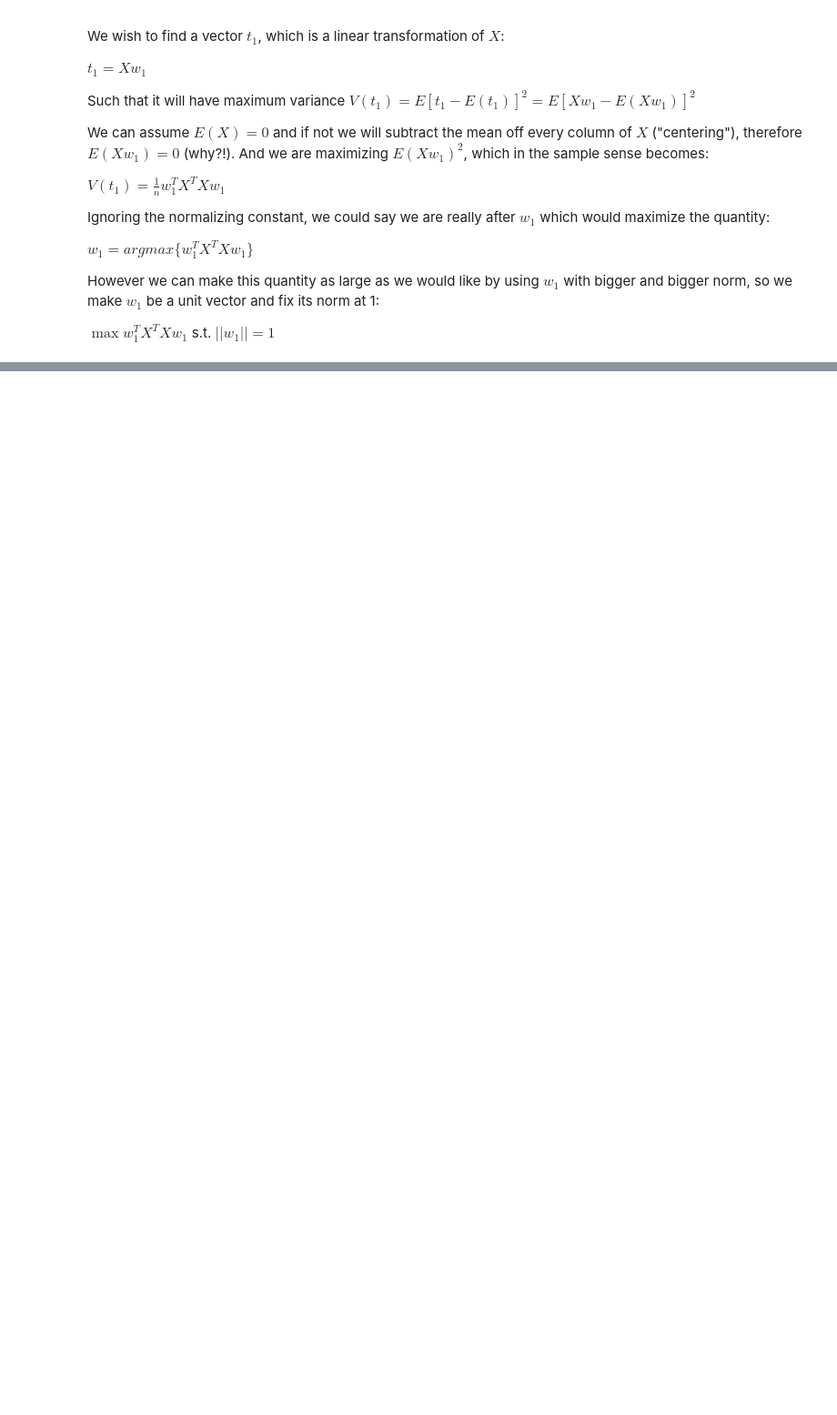
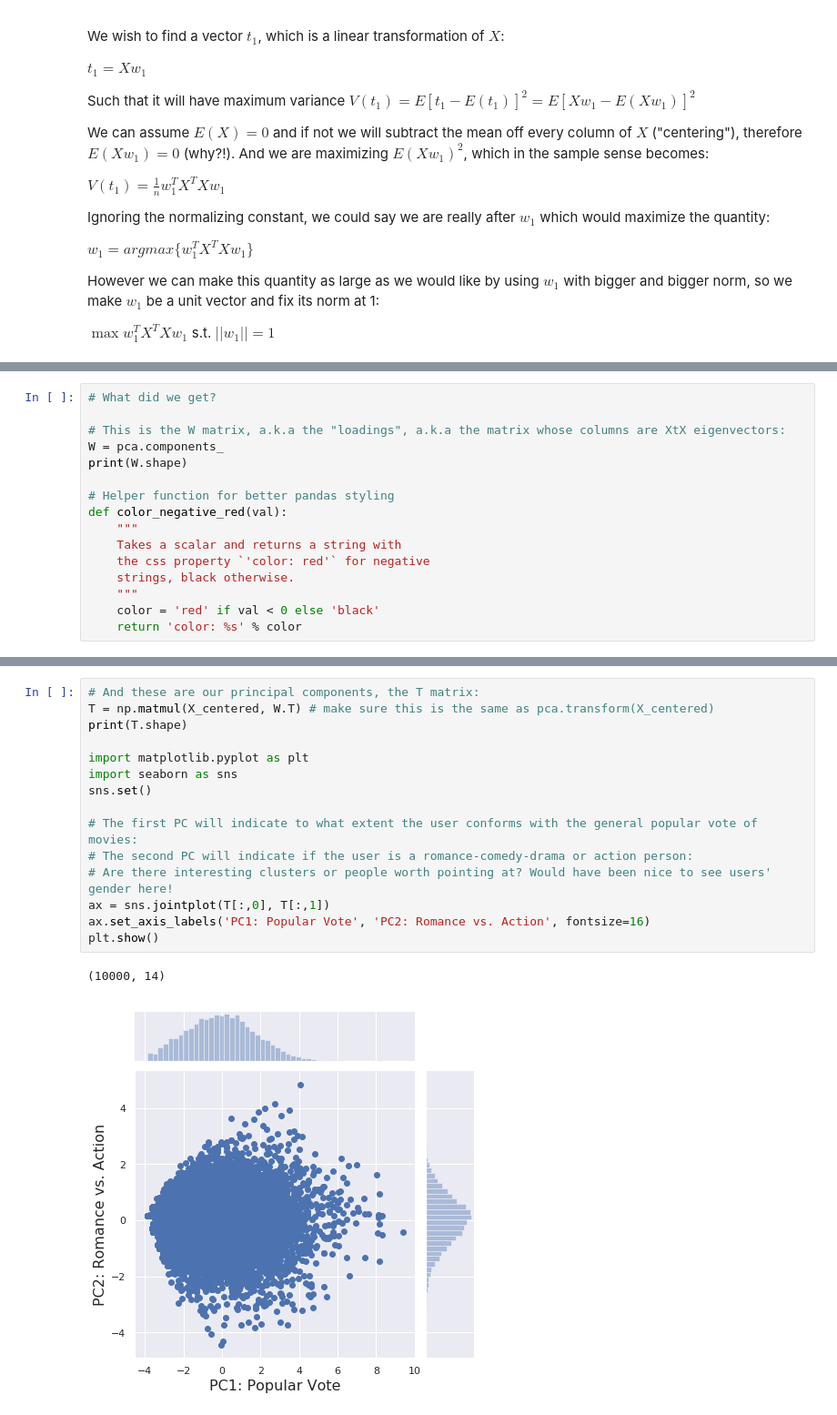
Before and after one commit to gsimchoni/Intro2DS, a Jupyter notebook: class/prob_thinking/prob_thinking.ipynb, the cells around one changed output, grey strips where cells are left out. Shown: that part at 91% size. Cells and saved outputs as stored; diff of their text form; blank space fills up the shorter version.

```diff
--- a/class/prob_thinking/prob_thinking.ipynb
+++ b/class/prob_thinking/prob_thinking.ipynb
@@ -501,0 +556,16 @@ We have *reduced* the dimensionality of our data matrix but kept most of the var
+# %%
+# What did we get?
+
+# This is the W matrix, a.k.a the "loadings", a.k.a the matrix whose columns are XtX eigenvectors:
+W = pca.components_
+print(W.shape)
+
+# Helper function for better pandas styling
+def color_negative_red(val):
+    """
+    Takes a scalar and returns a string with
+    the css property `'color: red'` for negative
+    strings, black otherwise.
+    """
+    color = 'red' if val < 0 else 'black'
+    return 'color: %s' % color
@@ -501,0 +597,18 @@ We have *reduced* the dimensionality of our data matrix but kept most of the var
+# %%
+# And these are our principal components, the T matrix:
+T = np.matmul(X_centered, W.T) # make sure this is the same as pca.transform(X_centered)
+print(T.shape)
+
+import matplotlib.pyplot as plt
+import seaborn as sns
+sns.set()
+
+# The first PC will indicate to what extent the user conforms with the general popular vote of movies:
+# The second PC will indicate if the user is a romance-comedy-drama or action person:
+# Are there interesting clusters or people worth pointing at? Would have been nice to see users' gender here!
+ax = sns.jointplot(T[:,0], T[:,1])
+ax.set_axis_labels('PC1: Popular Vote', 'PC2: Romance vs. Action', fontsize=16)
+plt.show()
+# %% [output]
+(10000, 14)
+[figure, added]
```
Also changed, not shown: parts of 7 cells of this notebook.
